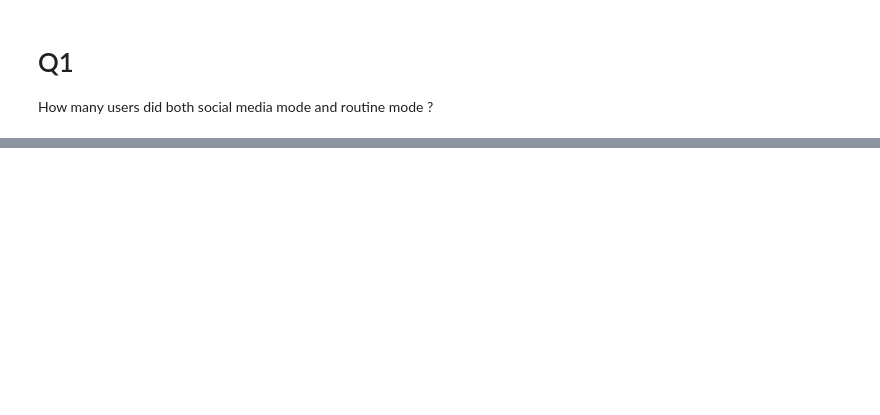
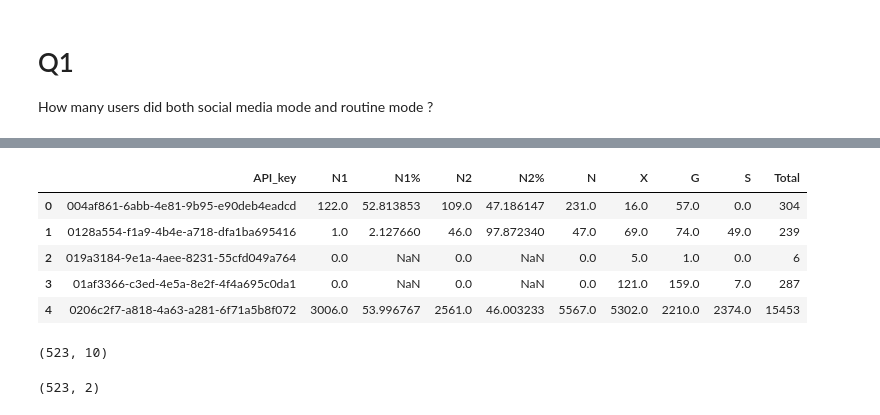
Before and after one commit to nadia-metoui/No_news_today, a Jupyter notebook: Clickstream_data_explore.ipynb, the cells around one changed output, grey strips where cells are left out. Drawn from its saved outputs; the diff is of its cells as text; code cells hidden in the pictures; blank space fills up the shorter version.

```diff
--- a/Clickstream_data_explore.ipynb
+++ b/Clickstream_data_explore.ipynb
@@ -46,0 +241,10 @@ Build browsing sessions
+# %%
+df_browsing = df_browsing [['API_key', 'N1', 'N1%', 'N2', 'N2%', 'N', 'X', 'G', 'S', 'Total']]
+df_browsing.head(5)
+# %% [output]
+|  | API_key | N1 | N1% | N2 | N2% | N | X | G | S | Total |
+| 0 | 004af861-6abb-4e81-9b95-e90deb4eadcd | 122.0 | 52.813853 | 109.0 | 47.186147 | 231.0 | 16.0 | 57.0 | 0.0 | 304 |
+| 1 | 0128a554-f1a9-4b4e-a718-dfa1ba695416 | 1.0 | 2.127660 | 46.0 | 97.872340 | 47.0 | 69.0 | 74.0 | 49.0 | 239 |
+| 2 | 019a3184-9e1a-4aee-8231-55cfd049a764 | 0.0 | NaN | 0.0 | NaN | 0.0 | 5.0 | 1.0 | 0.0 | 6 |
+| 3 | 01af3366-c3ed-4e5a-8e2f-4f4a695c0da1 | 0.0 | NaN | 0.0 | NaN | 0.0 | 121.0 | 159.0 | 7.0 | 287 |
+| 4 | 0206c2f7-a818-4a63-a281-6f71a5b8f072 | 3006.0 | 53.996767 | 2561.0 | 46.003233 | 5567.0 | 5302.0 | 2210.0 | 2374.0 | 15453 |
@@ -46,0 +253,8 @@ Build browsing sessions
+# %%
+df_browsing.shape
+# %% [output]
+(523, 10)
+# %%
+df_total_browsing.shape
+# %% [output]
+(523, 2)
```
Also changed, not shown: parts of 20 cells of this notebook, 2 other files.
